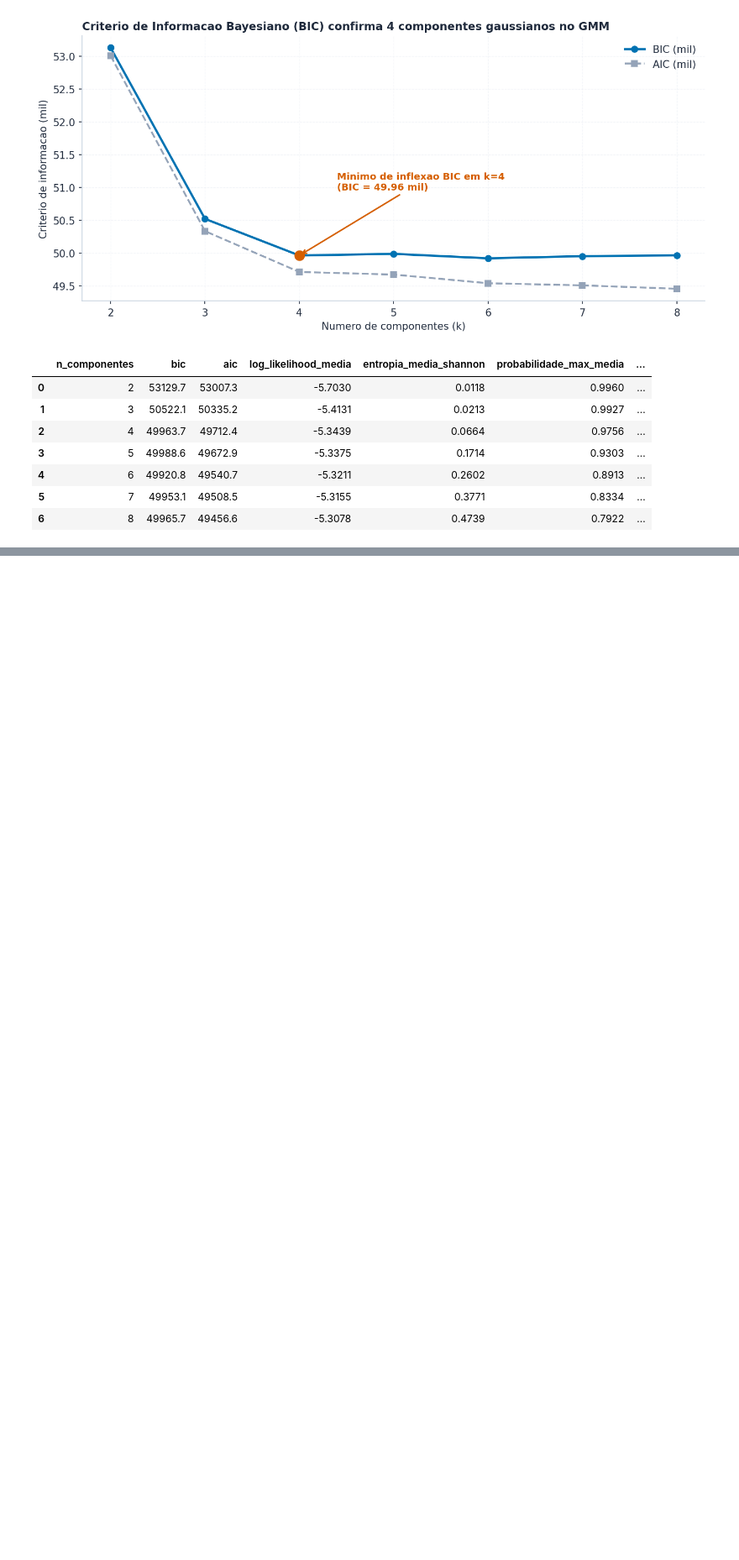
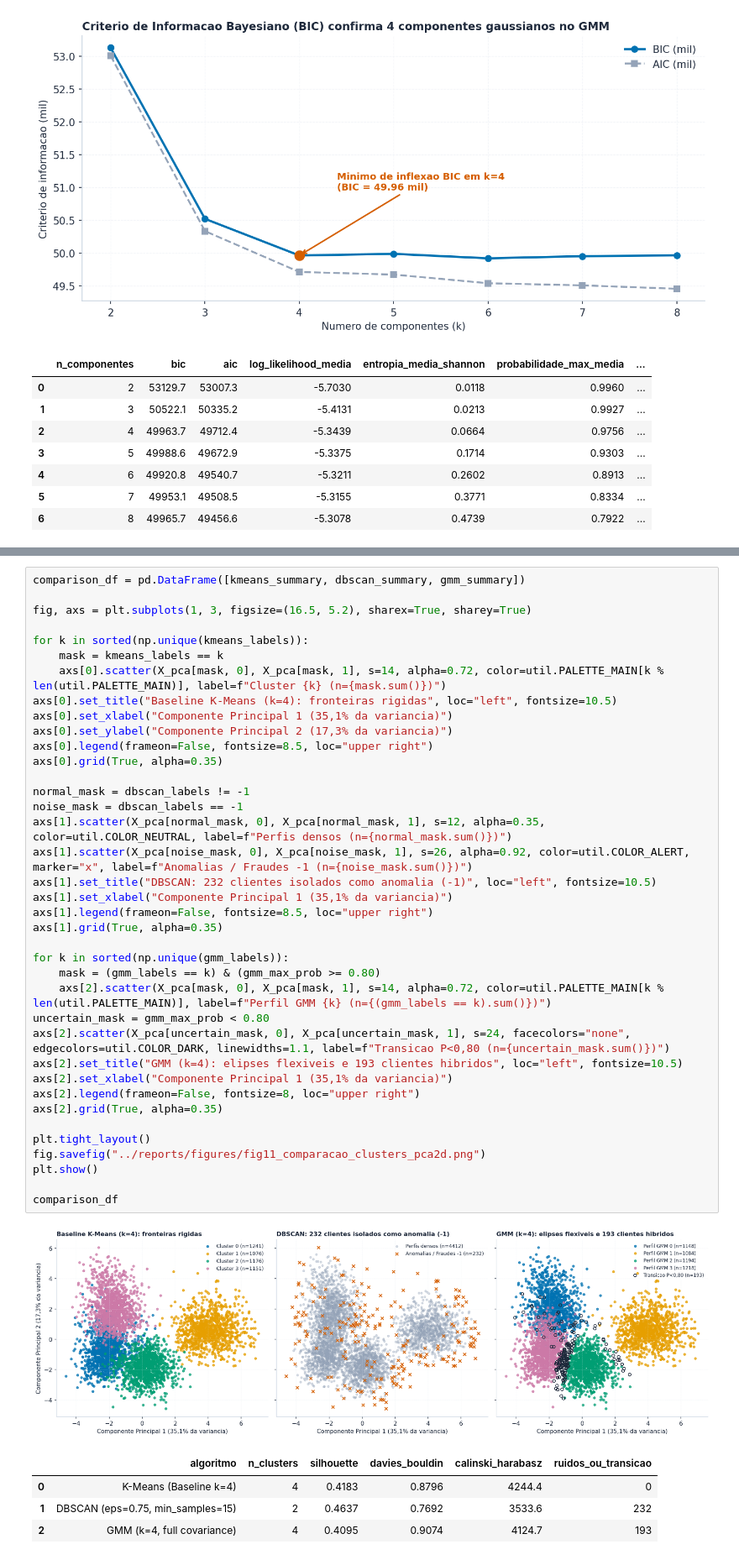
Before and after one commit to caioceo/unsupervised-fraud-detection, a Jupyter notebook: notebooks/notebooks.ipynb, the cells around one changed output, grey strips where cells are left out. Shown at 84% size. Saved outputs shown, nothing was run; the diff lists cells and outputs as text; blank space fills up the shorter version.

Commit message:
feat(resultados): compara metricas dos 3 modelos e projeta clusters no espaco PCA 2D (fig11)

```diff
--- a/notebooks/notebooks.ipynb
+++ b/notebooks/notebooks.ipynb
@@ -721,0 +728,44 @@ calinski_harabasz               4124.7000
+# %%
+comparison_df = pd.DataFrame([kmeans_summary, dbscan_summary, gmm_summary])
+
+fig, axs = plt.subplots(1, 3, figsize=(16.5, 5.2), sharex=True, sharey=True)
+
+for k in sorted(np.unique(kmeans_labels)):
+    mask = kmeans_labels == k
+    axs[0].scatter(X_pca[mask, 0], X_pca[mask, 1], s=14, alpha=0.72, color=util.PALETTE_MAIN[k % len(util.PALETTE_MAIN)], label=f"Cluster {k} (n={mask.sum()})")
+axs[0].set_title("Baseline K-Means (k=4): fronteiras rigidas", loc="left", fontsize=10.5)
+axs[0].set_xlabel("Componente Principal 1 (35,1% da variancia)")
+axs[0].set_ylabel("Componente Principal 2 (17,3% da variancia)")
+axs[0].legend(frameon=False, fontsize=8.5, loc="upper right")
+axs[0].grid(True, alpha=0.35)
+
+normal_mask = dbscan_labels != -1
+noise_mask = dbscan_labels == -1
+axs[1].scatter(X_pca[normal_mask, 0], X_pca[normal_mask, 1], s=12, alpha=0.35, color=util.COLOR_NEUTRAL, label=f"Perfis densos (n={normal_mask.sum()})")
+axs[1].scatter(X_pca[noise_mask, 0], X_pca[noise_mask, 1], s=26, alpha=0.92, color=util.COLOR_ALERT, marker="x", label=f"Anomalias / Fraudes -1 (n={noise_mask.sum()})")
+axs[1].set_title("DBSCAN: 232 clientes isolados como anomalia (-1)", loc="left", fontsize=10.5)
+axs[1].set_xlabel("Componente Principal 1 (35,1% da variancia)")
+axs[1].legend(frameon=False, fontsize=8.5, loc="upper right")
+axs[1].grid(True, alpha=0.35)
+
+for k in sorted(np.unique(gmm_labels)):
+    mask = (gmm_labels == k) & (gmm_max_prob >= 0.80)
+    axs[2].scatter(X_pca[mask, 0], X_pca[mask, 1], s=14, alpha=0.72, color=util.PALETTE_MAIN[k % len(util.PALETTE_MAIN)], label=f"Perfil GMM {k} (n={(gmm_labels == k).sum()})")
+uncertain_mask = gmm_max_prob < 0.80
+axs[2].scatter(X_pca[uncertain_mask, 0], X_pca[uncertain_mask, 1], s=24, facecolors="none", edgecolors=util.COLOR_DARK, linewidths=1.1, label=f"Transicao P<0,80 (n={uncertain_mask.sum()})")
+axs[2].set_title("GMM (k=4): elipses flexiveis e 193 clientes hibridos", loc="left", fontsize=10.5)
+axs[2].set_xlabel("Componente Principal 1 (35,1% da variancia)")
+axs[2].legend(frameon=False, fontsize=8, loc="upper right")
+axs[2].grid(True, alpha=0.35)
+
+plt.tight_layout()
+fig.savefig("../reports/figures/fig11_comparacao_clusters_pca2d.png")
+plt.show()
+
+comparison_df
+# %% [output]
+[figure, added]
+|  | algoritmo | n_clusters | silhouette | davies_bouldin | calinski_harabasz | ruidos_ou_transicao |
+| 0 | K-Means (Baseline k=4) | 4 | 0.4183 | 0.8796 | 4244.4 | 0 |
+| 1 | DBSCAN (eps=0.75, min_samples=15) | 2 | 0.4637 | 0.7692 | 3533.6 | 232 |
+| 2 | GMM (k=4, full covariance) | 4 | 0.4095 | 0.9074 | 4124.7 | 193 |
```
Also changed, not shown: parts of 1 cell of this notebook, 2 other files.
